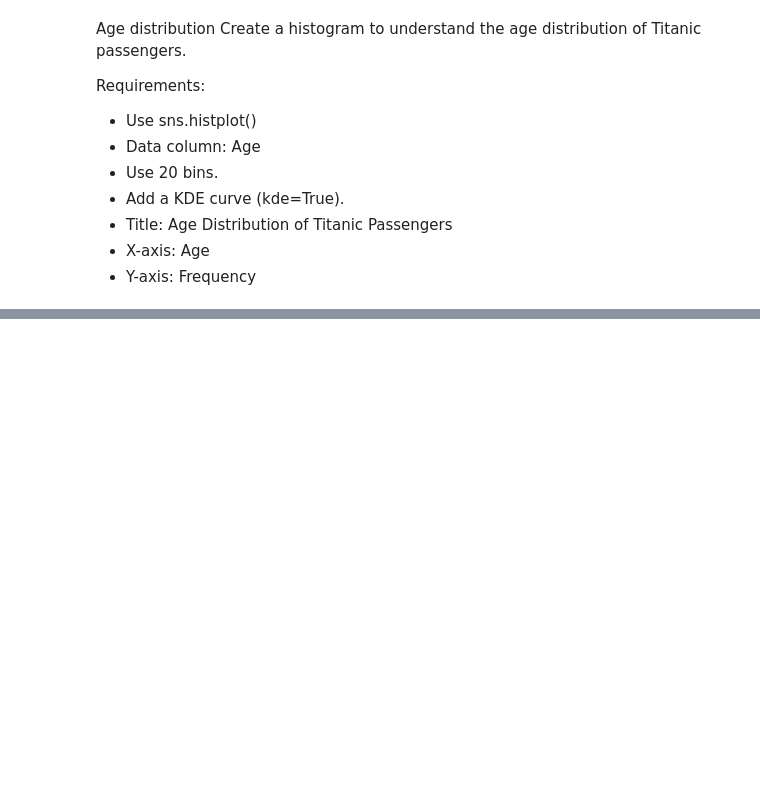
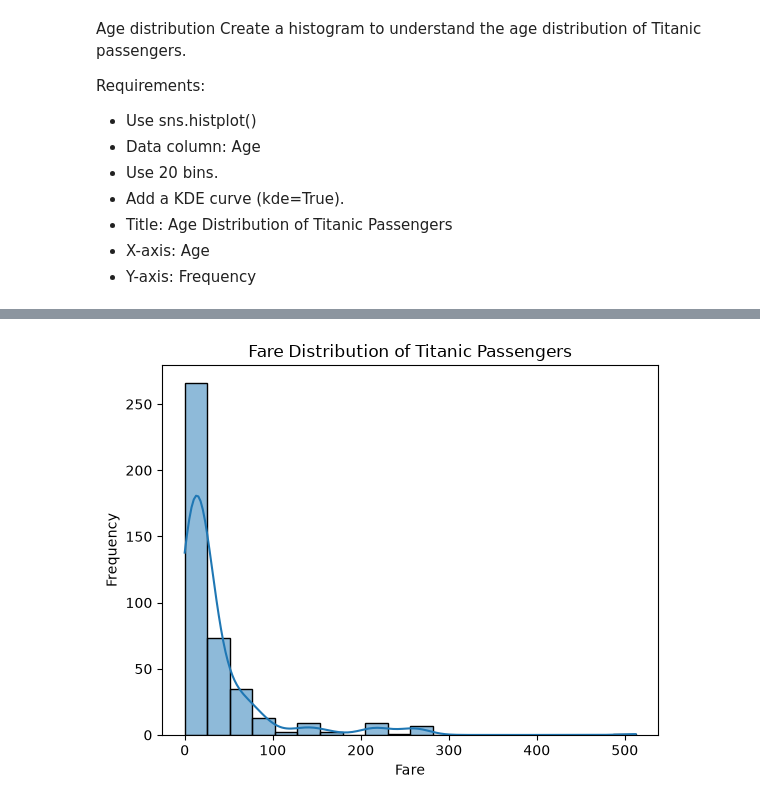
Before and after one commit to Varunreddy1235/Daily-Practice-AI-ML, a Jupyter notebook: Pandas/Titanic_EDA.ipynb, the cells around one changed output, grey strips where cells are left out. Saved outputs shown, nothing was run; the diff lists cells and outputs as text; code cells hidden in the pictures; blank space fills up the shorter version.

Commit message:
Titanic EDA notebook

```diff
--- a/Pandas/Titanic_EDA.ipynb
+++ b/Pandas/Titanic_EDA.ipynb
@@ -275,0 +288,8 @@ AttributeError: Rectangle.set() got an unexpected keyword argument 'KDE'
+# %%
+sns.histplot(data=test_df, x='Fare', bins=20, kde=True)
+plt.title('Fare Distribution of Titanic Passengers')
+plt.xlabel('Fare')
+plt.ylabel('Frequency')
+plt.show()
+# %% [output]
+[figure, added]
```
Also changed, not shown: parts of 46 cells of this notebook.
